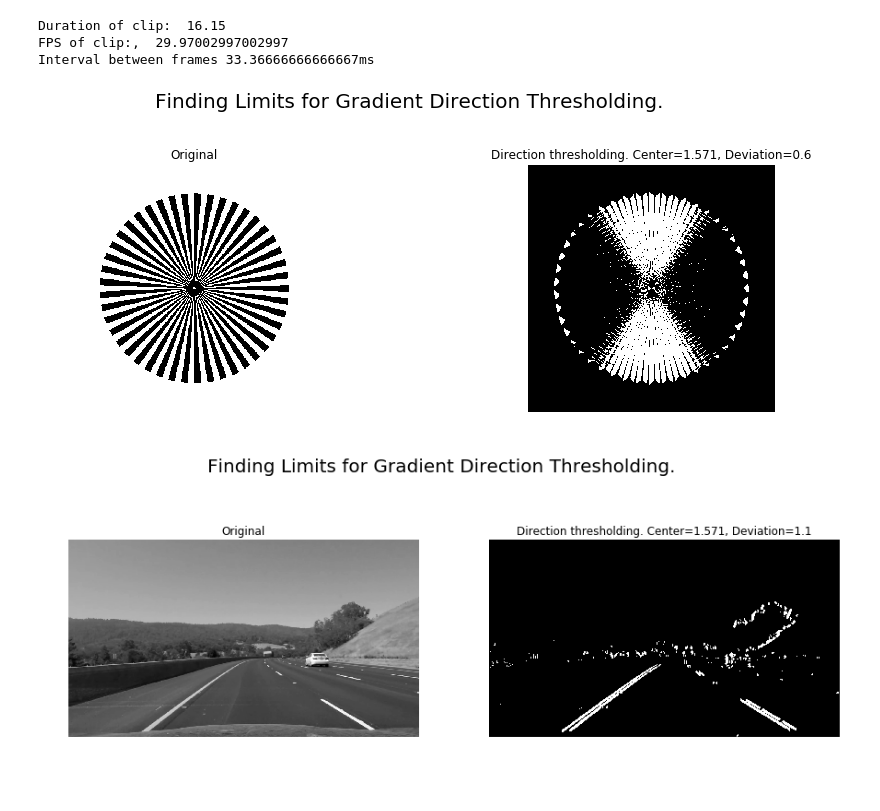
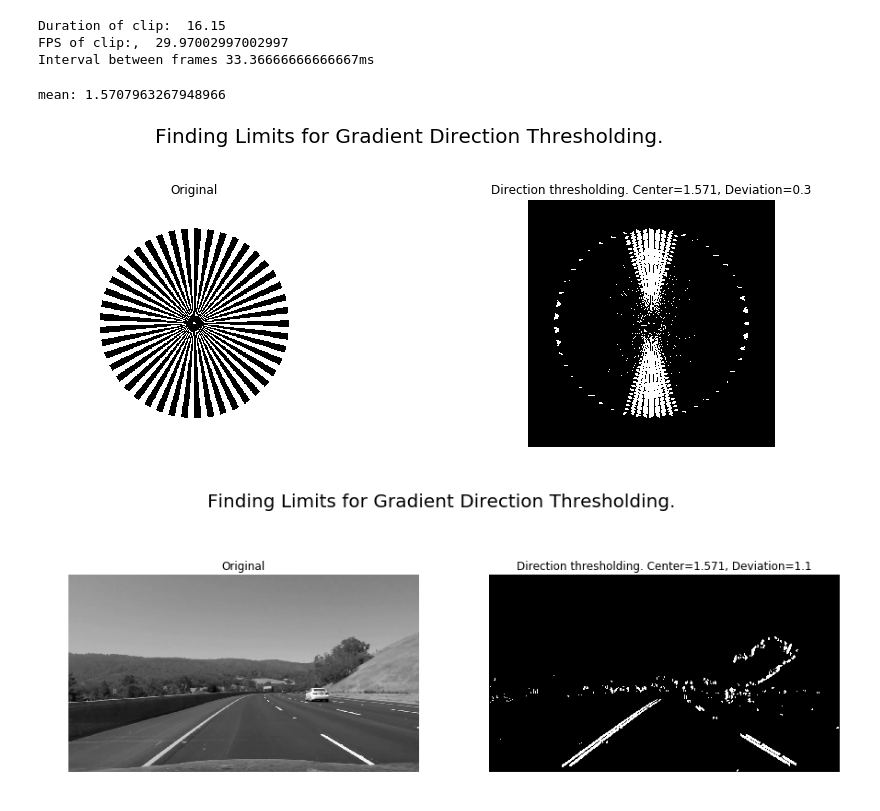
Before and after one commit to llahti/CarND-Advanced-Lane-Lines, a Jupyter notebook: report.ipynb, the cells around one changed output. Saved outputs shown, nothing was run; the diff lists cells and outputs as text; code cells hidden in the pictures.

```diff
--- a/report.ipynb
+++ b/report.ipynb
@@ -452,36 +1045,37 @@ Interval between frames 33.36666666666667ms
 from LaneFinder.gradient_threshold import *
 import matplotlib.image as mpimg
 %matplotlib inline
 
 img = mpimg.imread('./LaneFinder/test_images/sector_45_cycles.jpg')
 
 #img = cv2.imread('./test_images/600px-Siemens_star.svg.png')
 #img = cv2.undistort(img, mtx, dist, None, None)
 gray = cv2.cvtColor(img, cv2.COLOR_RGB2GRAY)
 ksize=5
-#mu = 1.5
 mu = np.pi / 2
-dev = 0.6
+dev = 0.3
+print("mean:", mu)
 dir_binary = dir_threshold(gray, sobel_kernel=ksize, thresh=(mu-dev, mu+dev))
 # plt.imshow(dir_binary, cmap="gray")
 
 fig = plt.figure(figsize=(15, 10))
 fig.suptitle("Finding Limits for Gradient Direction Thresholding.", fontsize=20)
 
 # Show original image
 a = fig.add_subplot(2, 2, 1)
 plt.axis('off')
 plt.title("Original")
 plt.imshow(gray, cmap='gray')
 # Show thresholded image
 a = fig.add_subplot(2, 2, 2)
 plt.title("Direction thresholding. Center={:.3f}, Deviation={}".format(mu, dev))
 plt.axis('off')
 plt.imshow(dir_binary, cmap='gray')
 
 plt.savefig("./illustrations/grad_direction_thresholding_sectors.jpg")
 # %% [output]
+mean: 1.5707963267948966
-[figure, old version]
+[figure, new version]
 # %%
 from LaneFinder.gradient_threshold import *
 import matplotlib.image as mpimg
```
Also changed, not shown: parts of 43 cells of this notebook, 19 other files.
